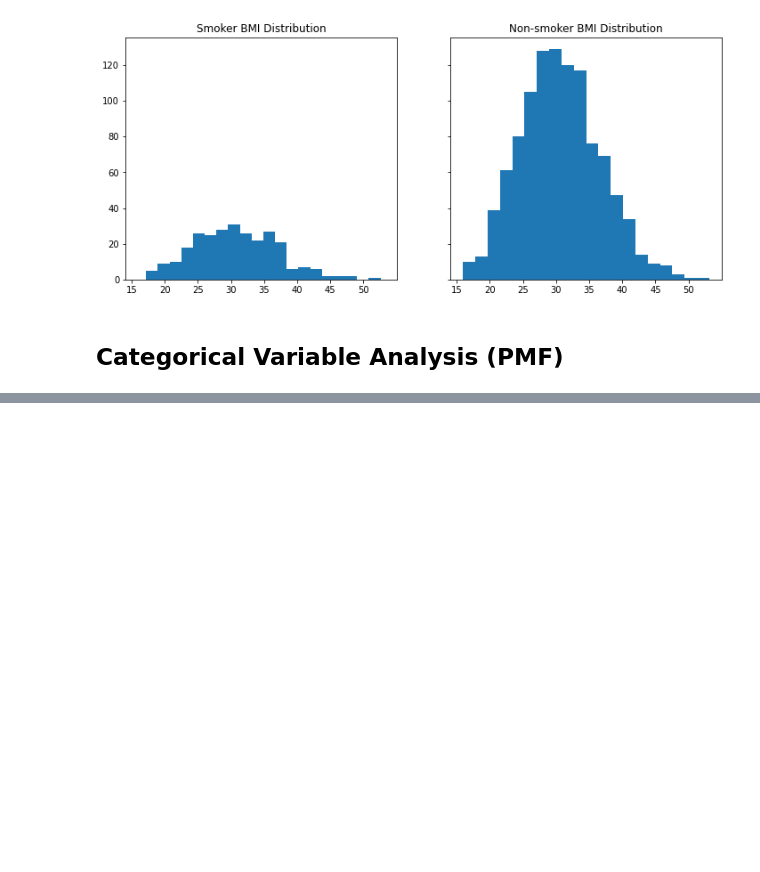
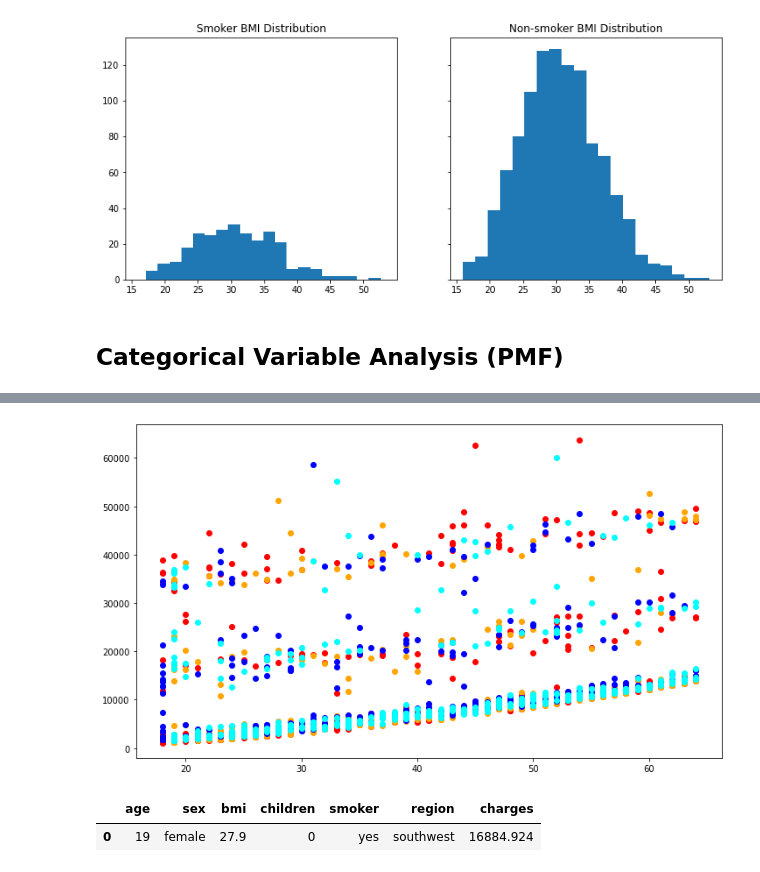
Before and after one commit to dwipaalfarisi/ads-projects, a Jupyter notebook: probability/prob.ipynb, the cells around one changed output, grey strips where cells are left out. Saved outputs shown, nothing was run; the diff lists cells and outputs as text; code cells hidden in the pictures; blank space fills up the shorter version.

```diff
--- a/probability/prob.ipynb
+++ b/probability/prob.ipynb
@@ -255,0 +355,19 @@ plt.show();
+# %%
+southeast_charges = insurance_data.loc[insurance_data['region'] == 'southeast']
+southwest_charges = insurance_data.loc[insurance_data['region'] == 'southwest']
+northeast_charges = insurance_data.loc[insurance_data['region'] == 'northeast']
+northwest_charges = insurance_data.loc[insurance_data['region'] == 'northwest']
+# %%
+fig, ax = plt.subplots(figsize=(12, 7))
+ax.scatter(southeast_charges['age'], southeast_charges['charges'], c='red', label='Southeast')
+ax.scatter(southwest_charges['age'], southwest_charges['charges'], c='orange', label='Southwest')
+ax.scatter(northeast_charges['age'], northeast_charges['charges'], c='blue', label='Northeast')
+ax.scatter(northwest_charges['age'], northwest_charges['charges'], c='cyan', label='Northwest')
+plt.show();
+# %% [output]
+[figure, added]
+# %%
+insurance_data.head(1)
+# %% [output]
+|  | age | sex | bmi | children | smoker | region | charges |
+| 0 | 19 | female | 27.9 | 0 | yes | southwest | 16884.924 |
```
Also changed, not shown: parts of 18 cells of this notebook, 2 other files.
